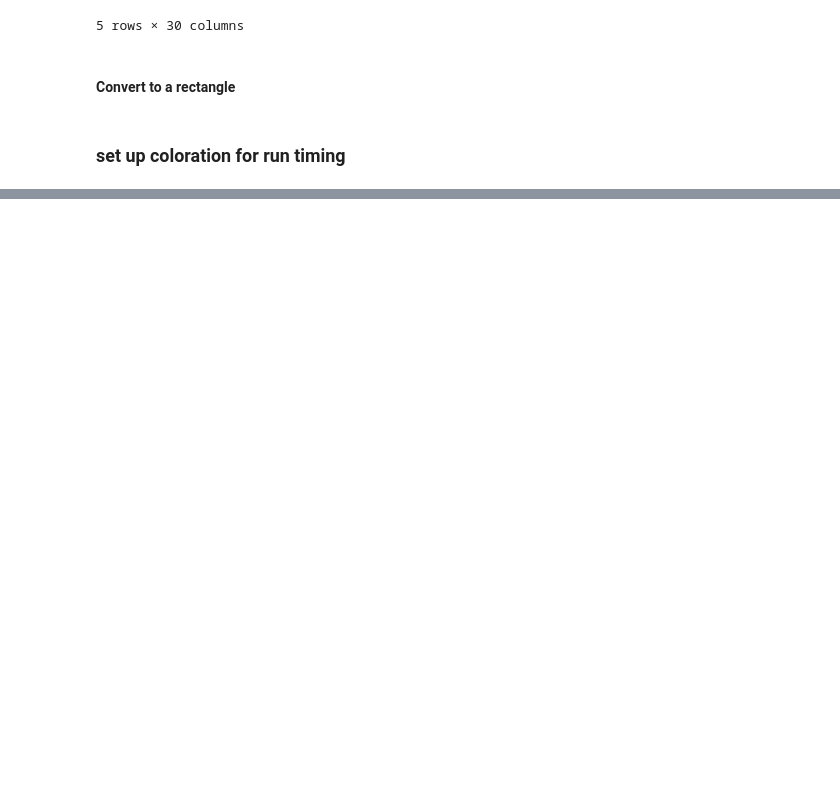
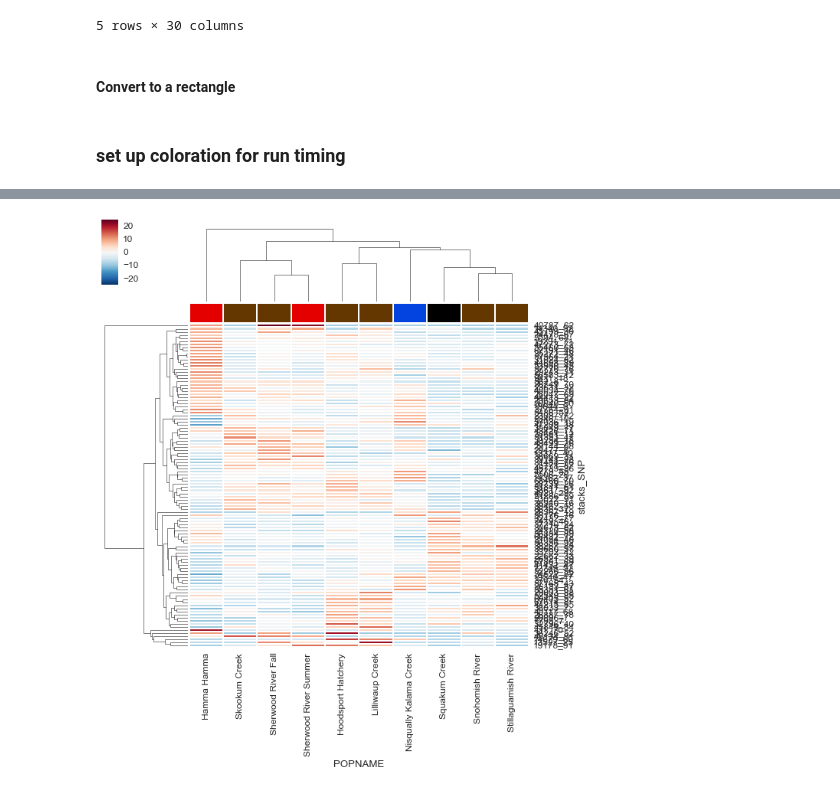
Before and after one commit to rwaples/chum_populations, a Jupyter notebook: plotting bayescan results.ipynb, the cells around one changed output, grey strips where cells are left out. Cells and saved outputs as stored; diff of their text form; code cells hidden in the pictures; blank space fills up the shorter version.

```diff
--- a/plotting bayescan results.ipynb
+++ b/plotting bayescan results.ipynb
@@ -206 +222,6 @@ sns.clustermap(pop_outliers_rect, col_colors=col_colors, standard_scale=0, row_c
+# %%
+sns.clustermap(pop_outliers_rect, col_colors=col_colors, z_score=0)
+plt.show()
+# %% [output]
+[figure, added]
 # %%
```
Also changed, not shown: parts of 24 cells of this notebook, 2 other files.
